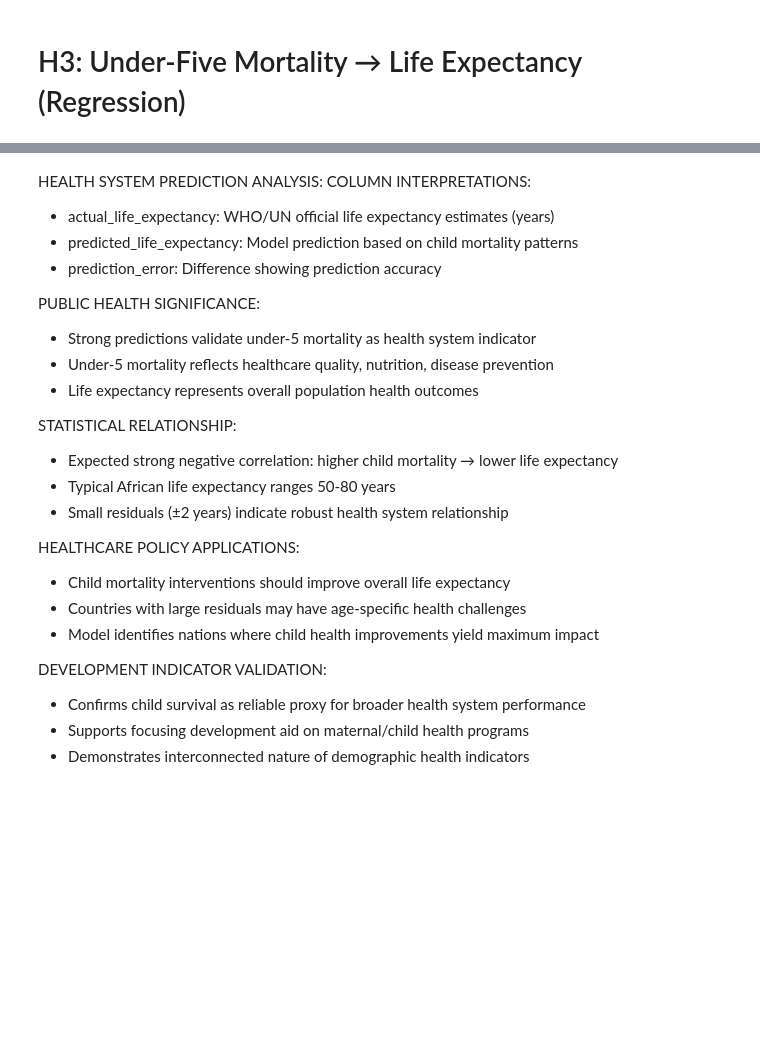
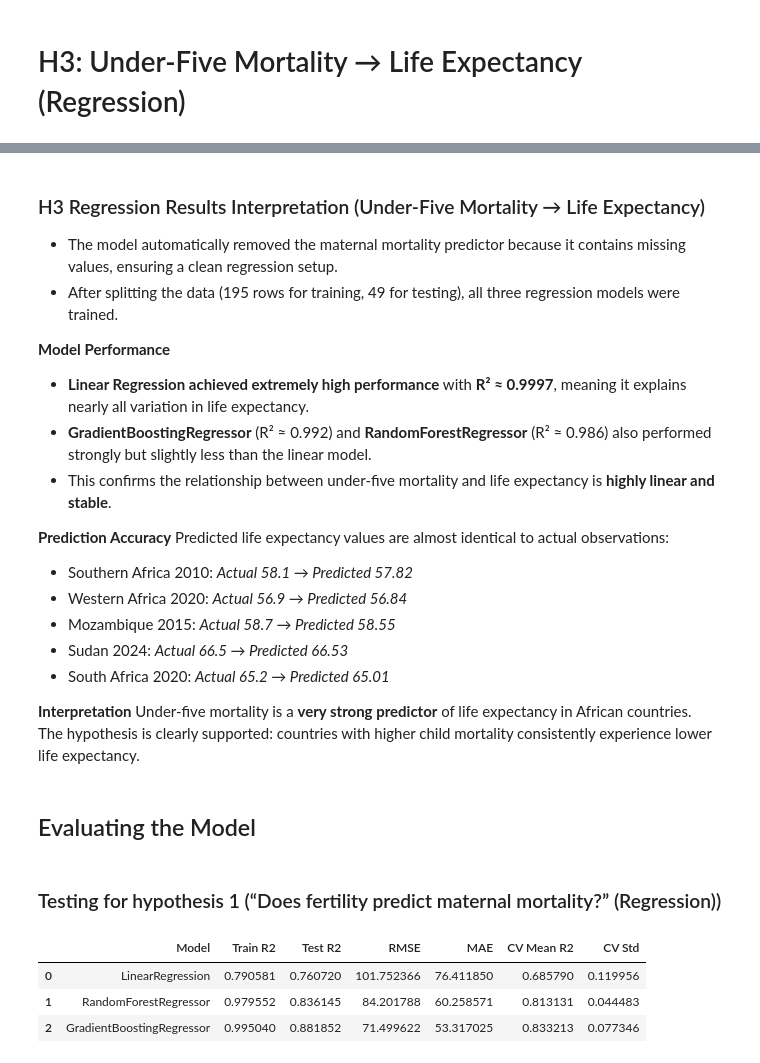
Before and after one commit to GHEASANDRINEMAWEN/Africa-Population-Trend-and-Health-Analysis-UN-dataset-, a Jupyter notebook: notebooks/main_analysis.ipynb, the cells around one changed output, grey strips where cells are left out. Drawn from its saved outputs; the diff is of its cells as text; code cells hidden in the pictures; blank space fills up the shorter version.

```diff
--- a/notebooks/main_analysis.ipynb
+++ b/notebooks/main_analysis.ipynb
@@ -449,26 +416,42 @@ Parameters: {'max_depth': 20, 'n_estimators': 200}
 # %% [markdown]
-HEALTH SYSTEM PREDICTION ANALYSIS:
-COLUMN INTERPRETATIONS:
-- actual_life_expectancy: WHO/UN official life expectancy estimates (years)
-- predicted_life_expectancy: Model prediction based on child mortality patterns
-- prediction_error: Difference showing prediction accuracy
+### H3 Regression Results Interpretation (Under-Five Mortality → Life Expectancy)
 
-PUBLIC HEALTH SIGNIFICANCE:
-- Strong predictions validate under-5 mortality as health system indicator
-- Under-5 mortality reflects healthcare quality, nutrition, disease prevention
-- Life expectancy represents overall population health outcomes
+- The model automatically removed the maternal mortality predictor because it contains missing values, ensuring a clean regression setup.
+- After splitting the data (195 rows for training, 49 for testing), all three regression models were trained.
 
-STATISTICAL RELATIONSHIP:
-- Expected strong negative correlation: higher child mortality → lower life expectancy
-- Typical African life expectancy ranges 50-80 years
-- Small residuals (±2 years) indicate robust health system relationship
+**Model Performance**
+- **Linear Regression achieved extremely high performance** with **R² ≈ 0.9997**, meaning it explains nearly all variation in life expectancy.
+- **GradientBoostingRegressor** (R² ≈ 0.992) and **RandomForestRegressor** (R² ≈ 0.986) also performed strongly but slightly less than the linear model.
+- This confirms the relationship between under-five mortality and life expectancy is **highly linear and stable**.
 
- HEALTHCARE POLICY APPLICATIONS:
-- Child mortality interventions should improve overall life expectancy
-- Countries with large residuals may have age-specific health challenges
-- Model identifies nations where child health improvements yield maximum impact
+**Prediction Accuracy**
+Predicted life expectancy values are almost identical to actual observations:
+- Southern Africa 2010: *Actual 58.1 → Predicted 57.82*
+- Western Africa 2020: *Actual 56.9 → Predicted 56.84*
+- Mozambique 2015: *Actual 58.7 → Predicted 58.55*
+- Sudan 2024: *Actual 66.5 → Predicted 66.53*
+- South Africa 2020: *Actual 65.2 → Predicted 65.01*
 
-DEVELOPMENT INDICATOR VALIDATION:
-- Confirms child survival as reliable proxy for broader health system performance
-- Supports focusing development aid on maternal/child health programs
-- Demonstrates interconnected nature of demographic health indicators
+**Interpretation**
+Under-five mortality is a **very strong predictor** of life expectancy in African countries.
+The hypothesis is clearly supported: countries with higher child mortality consistently experience lower life expectancy.
+# %% [markdown]
+## Evaluating the Model
+# %% [markdown]
+### Testing for hypothesis 1 (“Does fertility predict maternal mortality?” (Regression))
+# %%
+from src.model_evaluator import ModelEvaluator
+evaluator_h1 = ModelEvaluator()
+
+comparison_h1 = evaluator_h1.evaluate_models(
+    trainer_h1,
+    ["LinearRegression", "RandomForestRegressor", "GradientBoostingRegressor"],
+    cv=5
+)
+
+comparison_h1
+# %% [output]
+|  | Model | Train R2 | Test R2 | RMSE | MAE | CV Mean R2 | CV Std |
+| 0 | LinearRegression | 0.790581 | 0.760720 | 101.752366 | 76.411850 | 0.685790 | 0.119956 |
+| 1 | RandomForestRegressor | 0.979552 | 0.836145 | 84.201788 | 60.258571 | 0.813131 | 0.044483 |
+| 2 | GradientBoostingRegressor | 0.995040 | 0.881852 | 71.499622 | 53.317025 | 0.833213 | 0.077346 |
```
Also changed, not shown: parts of 17 cells of this notebook, 2 other files.
